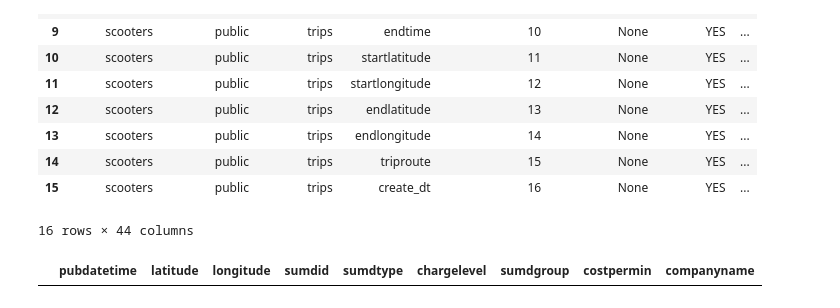
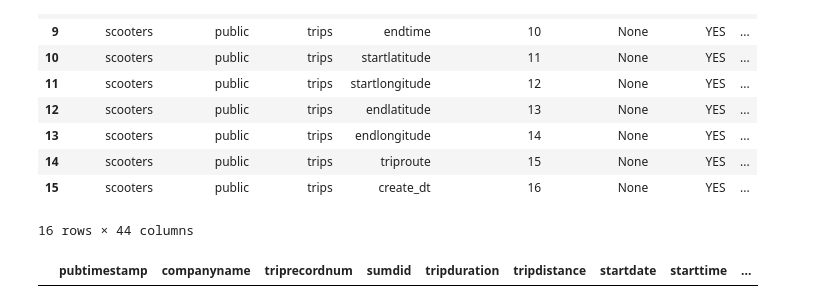
Before and after one commit to NSS-Data-Analytics-Cohort-8/scooter-partner1-badger-badger-python, a Jupyter notebook: notebooks/eda_scooters.ipynb, the cells around one changed output. Saved outputs shown, nothing was run; the diff lists cells and outputs as text; code cells hidden in the pictures.

```diff
--- a/notebooks/eda_scooters.ipynb
+++ b/notebooks/eda_scooters.ipynb
@@ -66,14 +66,15 @@ fucksake
 | 15 | scooters | public | trips | create_dt | 16 | None | YES | ... |
 16 rows × 44 columns
 # %%
+# In column 'chargelevel' there are 770 row with null values.
 some_null = '''
 SELECT *
-FROM scooters
-WHERE sumdgroup	IS NULL
+FROM trips
+WHERE create_dt IS NULL
 '''
 result = scooters.execute(some_null)
 
 fucksake = pd.read_sql(some_null, con = scooters)
 fucksake
 # %% [output]
-|  | pubdatetime | latitude | longitude | sumdid | sumdtype | chargelevel | sumdgroup | costpermin | companyname |
+|  | pubtimestamp | companyname | triprecordnum | sumdid | tripduration | tripdistance | startdate | starttime | ... |
```
Also changed, not shown: parts of 13 cells of this notebook.
